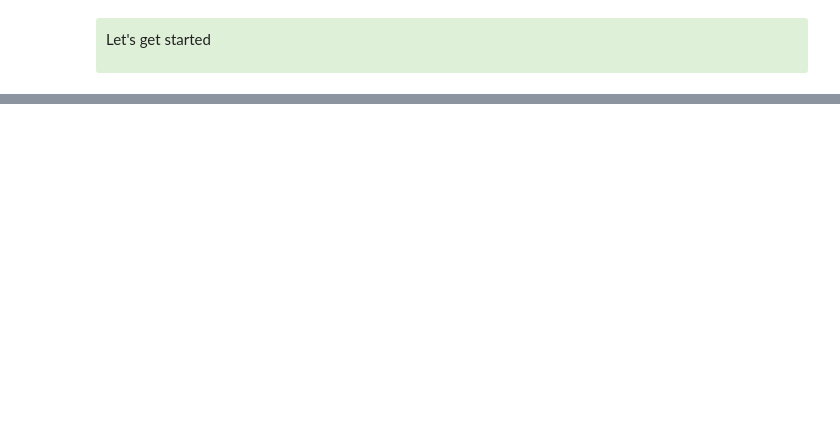
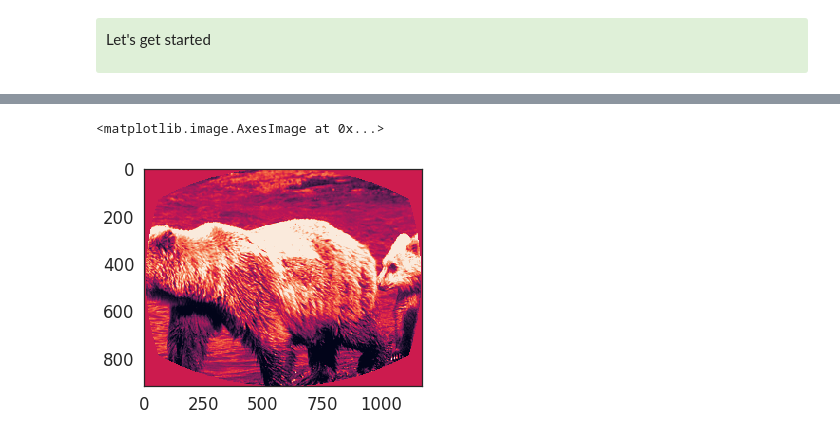
Before and after one commit to AllenInstitute/SWDB_2019, a Jupyter notebook: DynamicBrain/VisualBehavior_new.ipynb, the cells around one changed output, grey strips where cells are left out. Cells and saved outputs as stored; diff of their text form; code cells hidden in the pictures; blank space fills up the shorter version.

```diff
--- a/DynamicBrain/VisualBehavior_new.ipynb
+++ b/DynamicBrain/VisualBehavior_new.ipynb
@@ -417,0 +447,5 @@ plt.title(image_name)
+# %%
+plt.imshow(session.stimulus_templates['Natural_Images_Lum_Matched_set_ophys_6_2017.07.14_2'][0, :, :])
+# %% [output]
+<matplotlib.image.AxesImage at 0x...>
+[figure, added]
```
Also changed, not shown: parts of 174 cells of this notebook.
